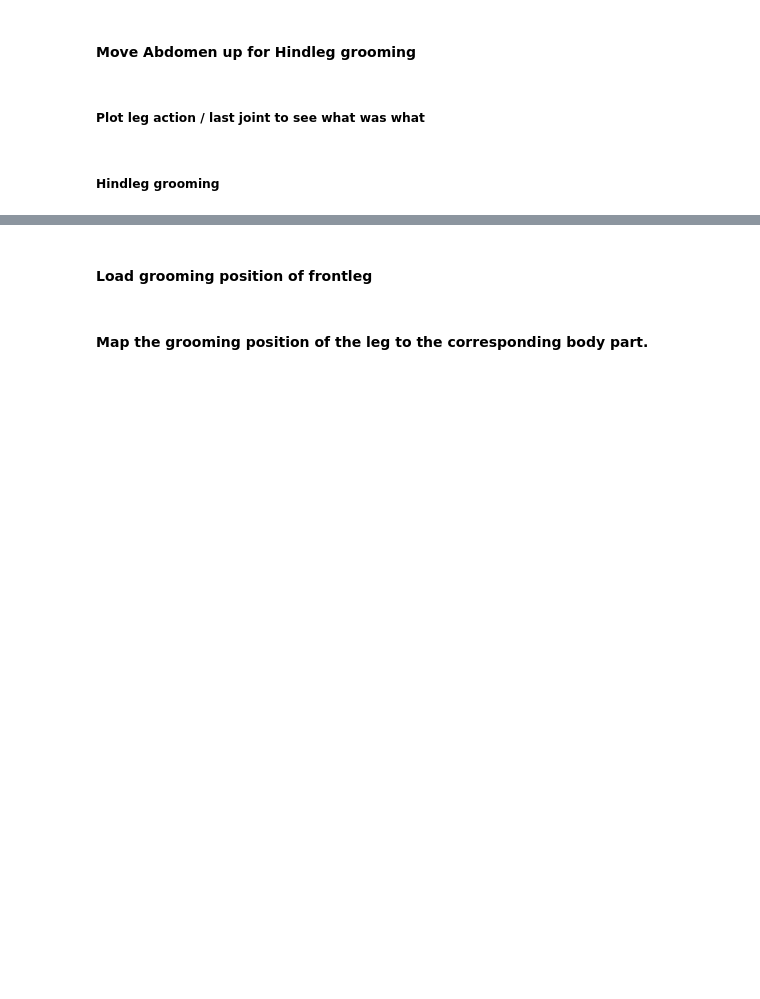
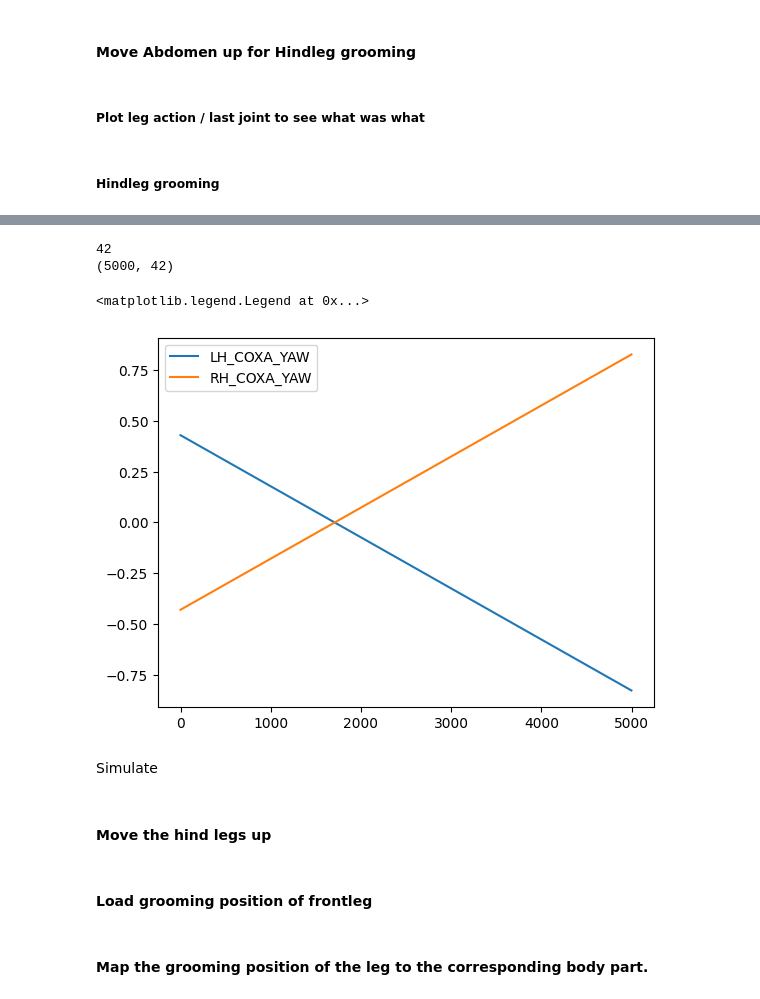
Before and after one commit to NathanMULLER/Project_Mouche, a Jupyter notebook: project/main.ipynb, the cells around one changed output, grey strips where cells are left out. Saved outputs shown, nothing was run; the diff lists cells and outputs as text; code cells hidden in the pictures; blank space fills up the shorter version.

Commit message:
Abd_groom in progress

```diff
--- a/project/main.ipynb
+++ b/project/main.ipynb
@@ -297,0 +455,68 @@ nmf_act_abd.save_video("./outputs/c.mp4")
+# %%
+nbre_steps = 5000 # Take 2 seconds
+half_nbre_steps = int(nbre_steps/4)
+
+##### Actuate abdomen --> move up to reach ~horizontal position
+# abdomen_control = 0.175*np.ones((nbre_steps, 4)) # shape (nbre_steps, 4)
+# last_abd_ctrl = 0.125*np.ones((nbre_steps,1)) # shape (nbre_steps, 1)
+# abdomen_ctrl_up = np.concatenate([abdomen_control, last_abd_ctrl], axis=1) # shape (nbre_steps, 5)
+abd_joint = np.zeros((nbre_steps))
+abd_joint[:half_nbre_steps] = np.linspace(0, np.pi/12, half_nbre_steps)
+abd_joint[half_nbre_steps:] = np.ones(nbre_steps-half_nbre_steps)*np.pi/12 # abd is up after 1 seconds and stays up
+abd_joint = np.tile(abd_joint, (5, 1)).T # shape (nbre_steps, 5)
+
+# Keep last position of the abdomen
+last_abd_pos = abd_joint[-1,:] # shape (1,5)
+
+# Keep all other joints at last position (end 1st mvnt) during the whole movement
+last_joint_angles_abd_groom = last_joint_angles.copy() # shape (42,)
+
+joint_pos = np.tile(last_joint_angles_abd_groom, (nbre_steps, 1)) # shape (nbre_steps, 42)
+
+                            ###### Actuate hindlegs #######
+start_LH_COXA_YAW = last_joint_angles[LH_COXA_YAW] # angle left coxa yaw at the end of 1st movement
+start_RH_COXA_YAW = last_joint_angles[RH_COXA_YAW] # angle right coxa yaw at the end of 1st movement
+start_LH_COXA = last_joint_angles[LH_COXA] # angle left coxa at the end of 1st movement
+start_RH_COXA = last_joint_angles[RH_COXA] # angle right coxa at the end of 1st movement
+start_LH_FEMUR_ROLL = last_joint_angles[LH_FEMUR_ROLL] # angle left femur roll at the end of 1st movement
+start_RH_FEMUR_ROLL = last_joint_angles[RH_FEMUR_ROLL] # angle right femur roll at the end of 1st movement
+start_LH_FEMUR = last_joint_angles[LH_FEMUR] # angle left femur at the end of 1st movement
+start_RH_FEMUR = last_joint_angles[RH_FEMUR] # angle right femur at the end of 1st movement
+start_LH_TARSUS = last_joint_angles[LH_TARSUS] # angle left tarsus at the end of 1st movement
+start_RH_TARSUS = last_joint_angles[RH_TARSUS] # angle right tarsus at the end of 1st movement
+
+# Spread hindlegs
+joint_pos[:,LH_COXA_YAW] = np.linspace(start_LH_COXA_YAW, start_LH_COXA_YAW-2*np.pi/5, nbre_steps)
+joint_pos[:,RH_COXA_YAW] = np.linspace(start_RH_COXA_YAW, start_RH_COXA_YAW+2*np.pi/5, nbre_steps)
+
+joint_pos[:,LH_FEMUR_ROLL] = np.linspace(start_LH_FEMUR_ROLL, start_LH_FEMUR_ROLL-np.pi/6, nbre_steps)
+joint_pos[:,RH_FEMUR_ROLL] = np.linspace(start_RH_FEMUR_ROLL, start_RH_FEMUR_ROLL+np.pi/6, nbre_steps)
+
+# Up hindlegs
+# joint_pos[:,LH_COXA] = np.linspace(start_LH_COXA, start_LH_COXA+np.pi/6, nbre_steps)
+# joint_pos[:,RH_COXA] = np.linspace(start_RH_COXA, start_RH_COXA+np.pi/6, nbre_steps)
+
+joint_pos[:,LH_FEMUR] = np.linspace(start_LH_FEMUR, start_LH_FEMUR - np.pi/6, nbre_steps)
+joint_pos[:,RH_FEMUR] = np.linspace(start_RH_FEMUR, start_RH_FEMUR - np.pi/6, nbre_steps)
+
+# Spread tarsus
+joint_pos[:,LH_TARSUS] = np.linspace(start_LH_TARSUS, start_LH_TARSUS-np.pi/3, nbre_steps)
+joint_pos[:,RH_TARSUS] = np.linspace(start_RH_TARSUS, start_RH_TARSUS-np.pi/3, nbre_steps)
+
+print(len(last_joint_angles_stable))
+print(joint_pos.shape)
+
+# Add abdomen control to all joint positions
+all_joint_abd_groom = np.concatenate([joint_pos, abd_joint], axis=1) # shape (nbre_steps, 47)
+# %% [output]
+42
+(5000, 42)
+# %%
+plt.plot(joint_pos[:,LH_COXA_YAW], label="LH_COXA_YAW")
+plt.plot(joint_pos[:,RH_COXA_YAW], label="RH_COXA_YAW")
+plt.legend()
+# %% [output]
+<matplotlib.legend.Legend at 0x...>
+[figure, added]
+# %% [markdown]
+Simulate
@@ -298,3 +559,5 @@ nmf_act_abd.save_video("./outputs/c.mp4")
+# %% [markdown]
+#### Move the hind legs up
 # %%
 nmf_act_abd.reset()
 all_joint_angles = np.ones((target_num_steps, len(all_joint_angles[0])))
```
Also changed, not shown: parts of 26 cells of this notebook, 9 other files.
